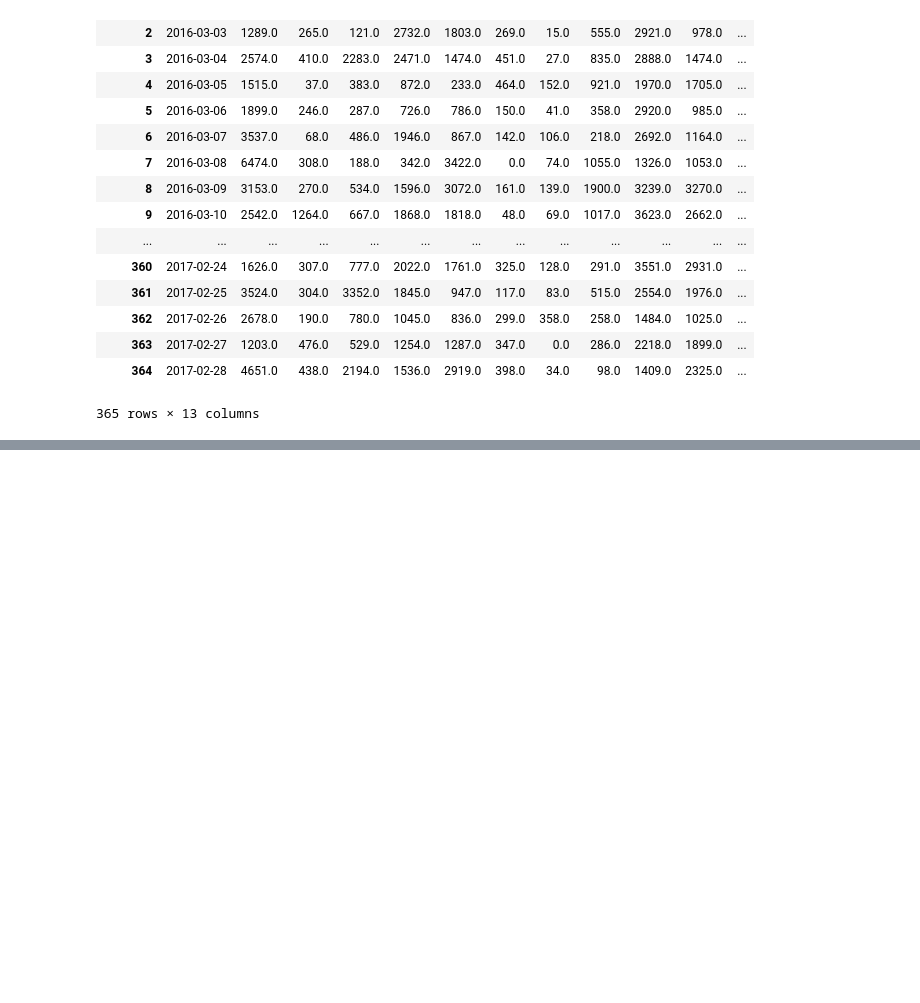
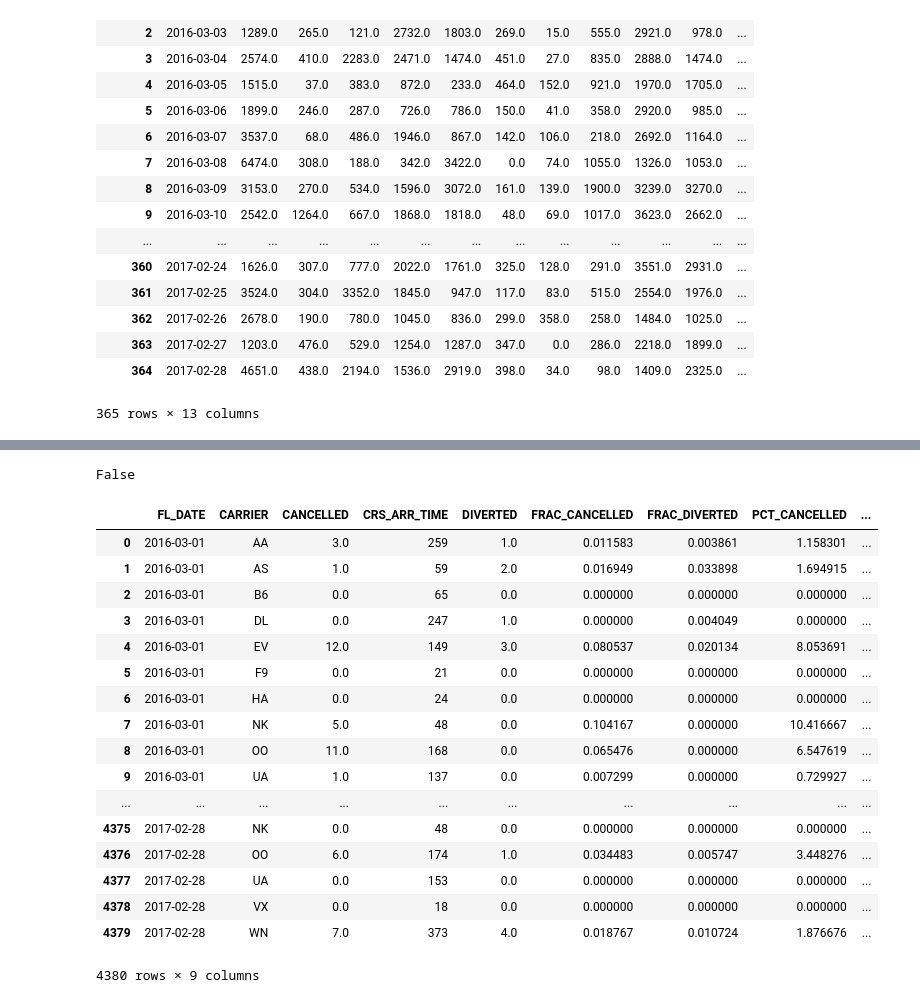
Before and after one commit to xsabhi/DataMiningLab1, a Jupyter notebook: Abhishek/Lab - 1 - EDA.ipynb, the cells around one changed output, grey strips where cells are left out. Saved outputs shown, nothing was run; the diff lists cells and outputs as text; code cells hidden in the pictures; blank space fills up the shorter version.

```diff
--- a/Abhishek/Lab - 1 - EDA.ipynb
+++ b/Abhishek/Lab - 1 - EDA.ipynb
@@ -1300,0 +1324,4 @@ iplot(fig, filename = "Time Series with Rangeslider")
+# %%
+df_sampled1_grouped1.isnull().any().any()
+# %% [output]
+False
@@ -1300,0 +1331,21 @@ iplot(fig, filename = "Time Series with Rangeslider")
+# %%
+df_sampled1_grouped1
+# %% [output]
+|  | FL_DATE | CARRIER | CANCELLED | CRS_ARR_TIME | DIVERTED | FRAC_CANCELLED | FRAC_DIVERTED | PCT_CANCELLED | ... |
+| 0 | 2016-03-01 | AA | 3.0 | 259 | 1.0 | 0.011583 | 0.003861 | 1.158301 | ... |
+| 1 | 2016-03-01 | AS | 1.0 | 59 | 2.0 | 0.016949 | 0.033898 | 1.694915 | ... |
+| 2 | 2016-03-01 | B6 | 0.0 | 65 | 0.0 | 0.000000 | 0.000000 | 0.000000 | ... |
+| 3 | 2016-03-01 | DL | 0.0 | 247 | 1.0 | 0.000000 | 0.004049 | 0.000000 | ... |
+| 4 | 2016-03-01 | EV | 12.0 | 149 | 3.0 | 0.080537 | 0.020134 | 8.053691 | ... |
+| 5 | 2016-03-01 | F9 | 0.0 | 21 | 0.0 | 0.000000 | 0.000000 | 0.000000 | ... |
+| 6 | 2016-03-01 | HA | 0.0 | 24 | 0.0 | 0.000000 | 0.000000 | 0.000000 | ... |
+| 7 | 2016-03-01 | NK | 5.0 | 48 | 0.0 | 0.104167 | 0.000000 | 10.416667 | ... |
+| 8 | 2016-03-01 | OO | 11.0 | 168 | 0.0 | 0.065476 | 0.000000 | 6.547619 | ... |
+| 9 | 2016-03-01 | UA | 1.0 | 137 | 0.0 | 0.007299 | 0.000000 | 0.729927 | ... |
+| ... | ... | ... | ... | ... | ... | ... | ... | ... | ... |
+| 4375 | 2017-02-28 | NK | 0.0 | 48 | 0.0 | 0.000000 | 0.000000 | 0.000000 | ... |
+| 4376 | 2017-02-28 | OO | 6.0 | 174 | 1.0 | 0.034483 | 0.005747 | 3.448276 | ... |
+| 4377 | 2017-02-28 | UA | 0.0 | 153 | 0.0 | 0.000000 | 0.000000 | 0.000000 | ... |
+| 4378 | 2017-02-28 | VX | 0.0 | 18 | 0.0 | 0.000000 | 0.000000 | 0.000000 | ... |
+| 4379 | 2017-02-28 | WN | 7.0 | 373 | 4.0 | 0.018767 | 0.010724 | 1.876676 | ... |
+4380 rows × 9 columns
```
Also changed, not shown: parts of 7 cells of this notebook, 2 other files.
